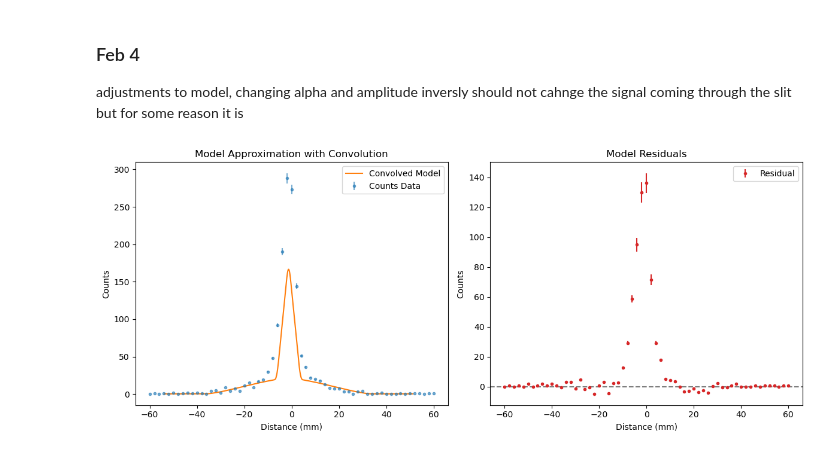
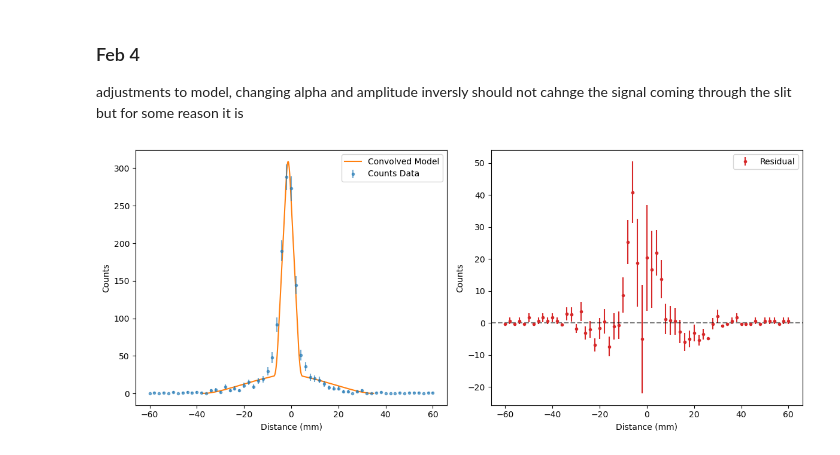
Before and after one commit to MarkZhit/PHYS409-PET, a Jupyter notebook: ModelDefinition.ipynb, the cells around one changed output. Drawn from its saved outputs; the diff is of its cells as text; code cells hidden in the pictures.

```diff
--- a/ModelDefinition.ipynb
+++ b/ModelDefinition.ipynb
@@ -671,9 +671,9 @@ adjustments to model, changing alpha and amplitude inversly should not cahnge th
 
 x0 = -1.3 # mm
 Rscint = 35 # mm
-Rsource = 1.1 # mm
-alpha = 0.024
-amplitude = 0.01
+Rsource = 1.2 # mm
+alpha = 0.015
+amplitude = 0.015
 L = 36 # mm
 collection_time = 15 # s
 Wslit = 10# mm
@@ -704,23 +704,23 @@ convolvedSignal = np.convolve(slitGateCombined, sourceArr, mode='full')
 convolvedX = np.arange(start=-len(convolvedSignal)/2, stop=len(convolvedSignal)/2, step=1) * 0.05 + x0
 convolvedSignal = convolvedSignal + background
 
-if (len(convolvedSignal) < len(xArr)):
-    convolvedSignal = np.pad(convolvedSignal, np.round((len(xArr) - len(convolvedX))/2).astype(int), mode='constant' ,constant_values=background)
-elif (len(convolvedSignal) > len(xArr)):
+if (len(convolvedSignal) < len(convolvedX)):
+    convolvedSignal = np.pad(convolvedSignal, np.round((len(convolvedX) - len(convolvedSignal))/2).astype(int), mode='constant' ,constant_values=background)
+elif (len(convolvedSignal) > len(convolvedX)):
     convolvedSignal = convolvedSignal[-len(xArr)/2:len(xArr)/2]
 
-if (len(convolvedSignal) < len(xArr)):
+if (len(convolvedSignal) < len(convolvedX)):
     convolvedSignal = np.append(convolvedSignal, convolvedSignal[-1])
-elif (len(convolvedSignal) > len(xArr)):
+elif (len(convolvedSignal) > len(convolvedX)):
     convolvedSignal = np.delete(convolvedSignal, -1)
 
 convolvedSignal = convolvedSignal * collection_time
 # %%
 # convolvedSignal = m.doubleSlitModelConvoluted(Xarr,Wslit,Rscint,Rsource,alpha,amplitude,x0, L,collection_time)
 dist_array, counts_array, ucounts_array = m.readLineScan("./data/2026-01-28 broad measurements/Jan 28, 2026, 4_38 PM, Scan1, 0_0 Deg, nothing.dat")
 
 # print(max(convolvedSignal))
 
-m.displayModelDataLinescan(Xarr, convolvedSignal, dist_array, counts_array, ucounts_array, "Checking Model -  Combined Convoluted Model+Residual - open slit.png")
+m.displayModelDataLinescan(convolvedX, convolvedSignal, dist_array, counts_array, ucounts_array, "Checking Model -  Combined Convoluted Model+Residual - open slit.svg")
 # %% [output]
-[figure, old version]
+[figure, new version]
```
Also changed, not shown: parts of 9 cells of this notebook, 23 other files.
